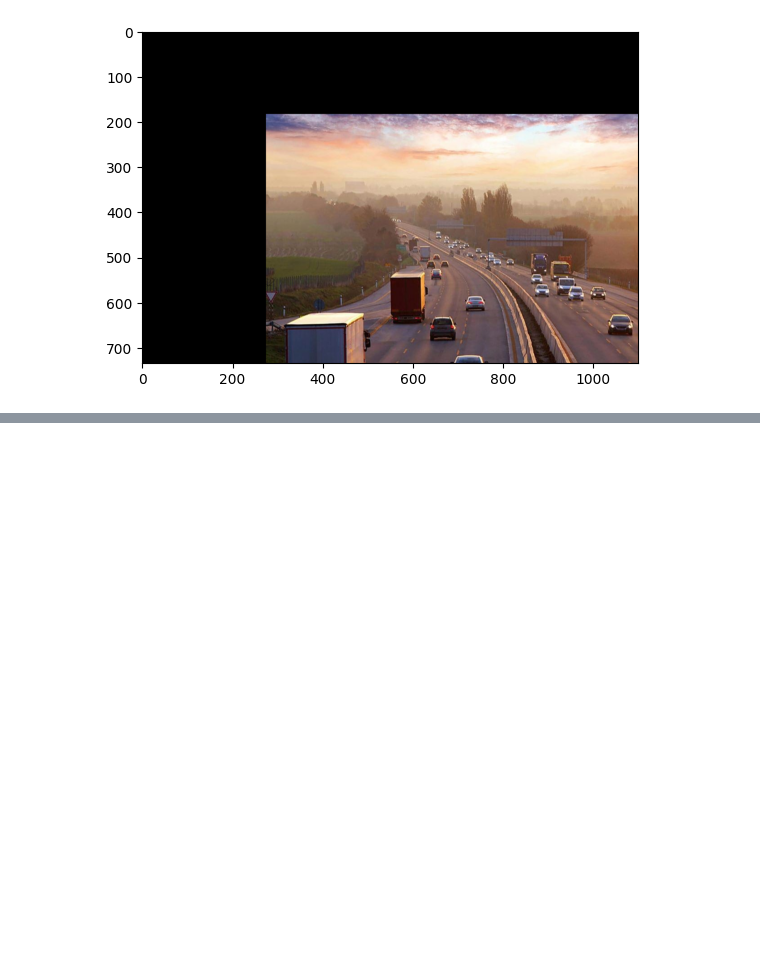
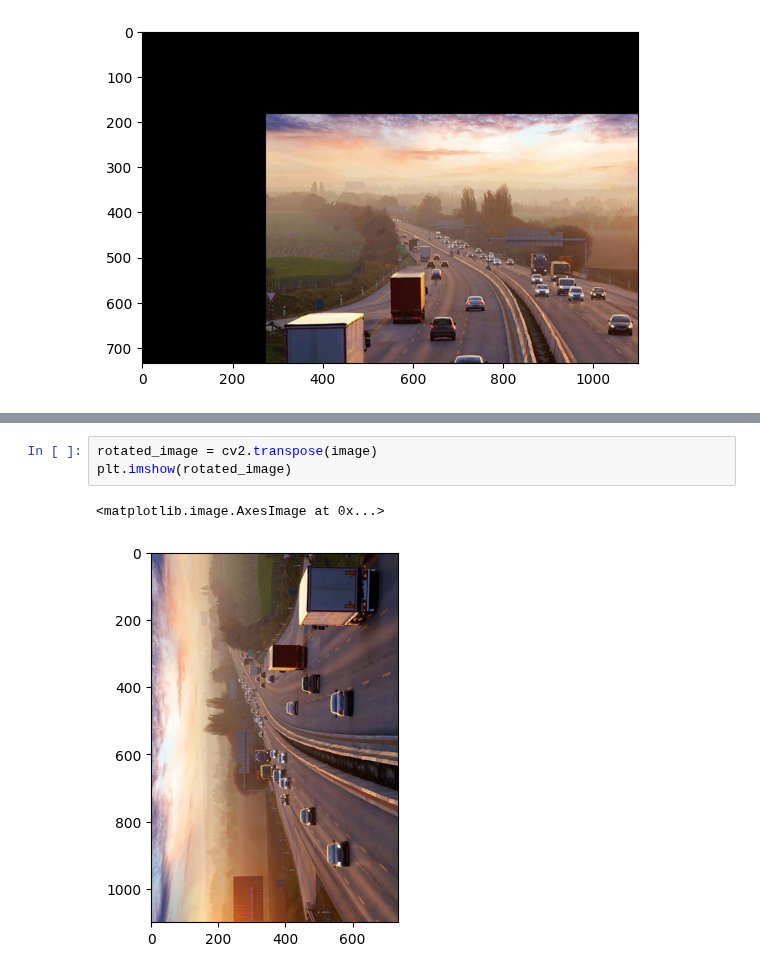
Before and after one commit to Alireza-Nazari/OpenCV_Learnings, a Jupyter notebook: 22 - Image Translation.ipynb, the cells around one changed output, grey strips where cells are left out. Drawn from its saved outputs; the diff is of its cells as text; blank space fills up the shorter version.

```diff
--- a/22 - Image Translation.ipynb
+++ b/22 - Image Translation.ipynb
@@ -39,0 +77,6 @@ plt.imshow(img_translation)
+# %%
+rotated_image = cv2.transpose(image)
+plt.imshow(rotated_image)
+# %% [output]
+<matplotlib.image.AxesImage at 0x...>
+[figure, added]
```
Also changed, not shown: parts of 7 cells of this notebook.
